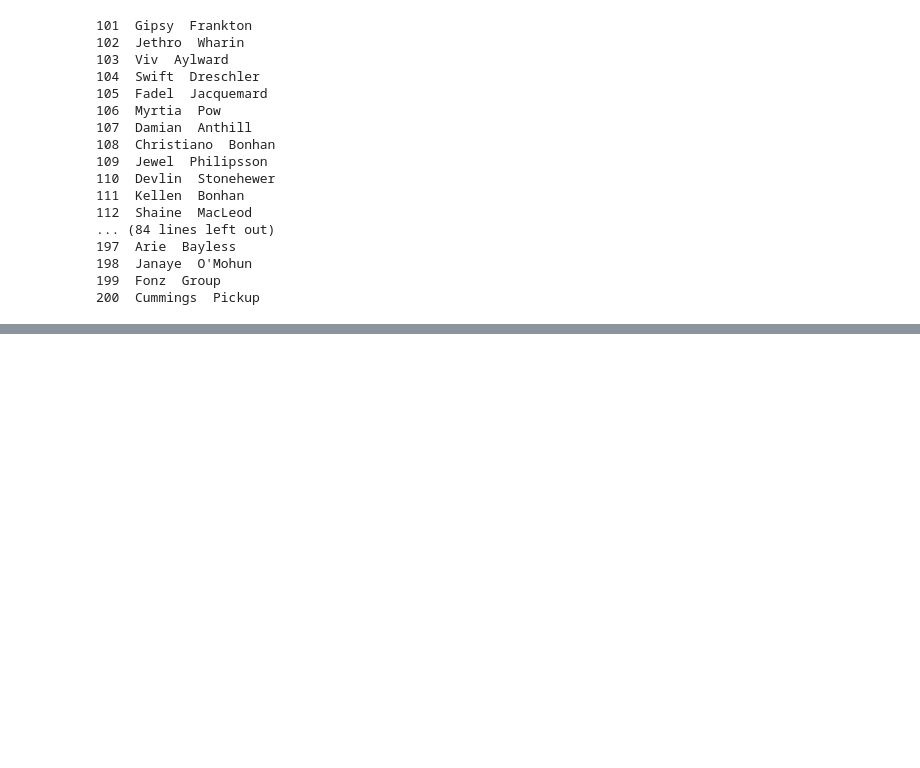
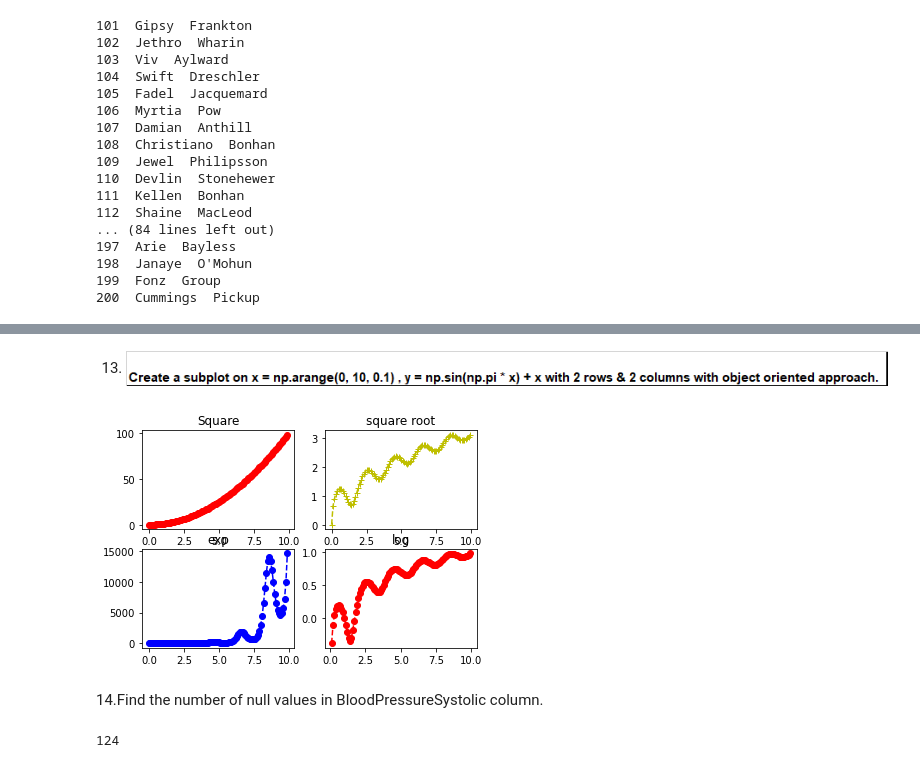
Before and after one commit to ArchanaDevaraju/python-warriors, a Jupyter notebook: Python Warriors-Divya.ipynb, the cells around one changed output, grey strips where cells are left out. Cells and saved outputs as stored; diff of their text form; code cells hidden in the pictures; blank space fills up the shorter version.

```diff
--- a/Python Warriors-Divya.ipynb
+++ b/Python Warriors-Divya.ipynb
@@ -59,0 +79,31 @@ for N in range(101,201):
+# %% [markdown]
+13. ![image.png](attachment:image.png)
+# %%
+x = np.arange(0, 10, 0.1)
+y = np.sin(math.pi * x) + x
+
+# creating the canvas with class 'fig'
+# and it's object 'axes' with '2' row and '2' columns
+fig, axes = plt.subplots(2, 2)    #syntax= Plt.subplots(nrows, ncols)
+
+# plotting graph for 1st element
+axes[0][0].plot(x, x*x,'r--o')         #square of x , solid line with r=  red colour and o= circlular marker
+axes[0][0].set_title('Square')
+# plotting graph for 2nd element
+axes[0][1].plot(x,np.sqrt(y),'y--+')
+axes[0][1].set_title('square root')
+# plotting graph for 3rd element
+axes[1][0].plot(x,np.exp(y) ,'b--o')
+axes[1][0].set_title('exp')
+# plotting graph for 4th element
+axes[1][1].plot(x,np.log10(y),'r--o')
+axes[1][1].set_title('log')
+plt.show()
+# %% [output]
+[figure, added]
+# %% [markdown]
+14.Find the number of null values in BloodPressureSystolic column.
+# %%
+df_AV.BloodPressureSystolic.isnull().sum()
+# %% [output]
+124
```
Also changed, not shown: parts of 34 cells of this notebook.
